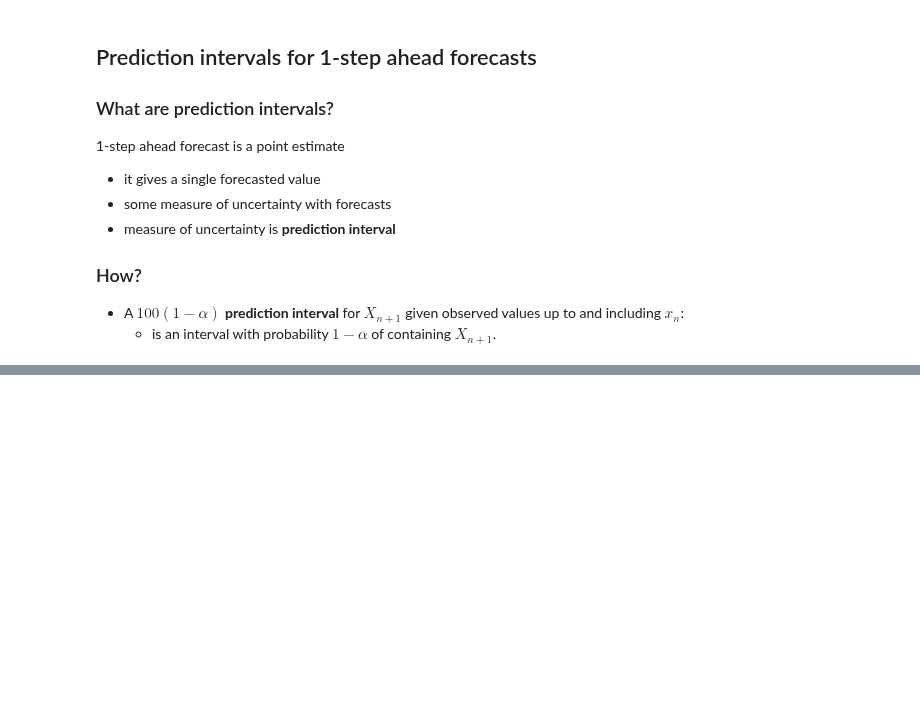
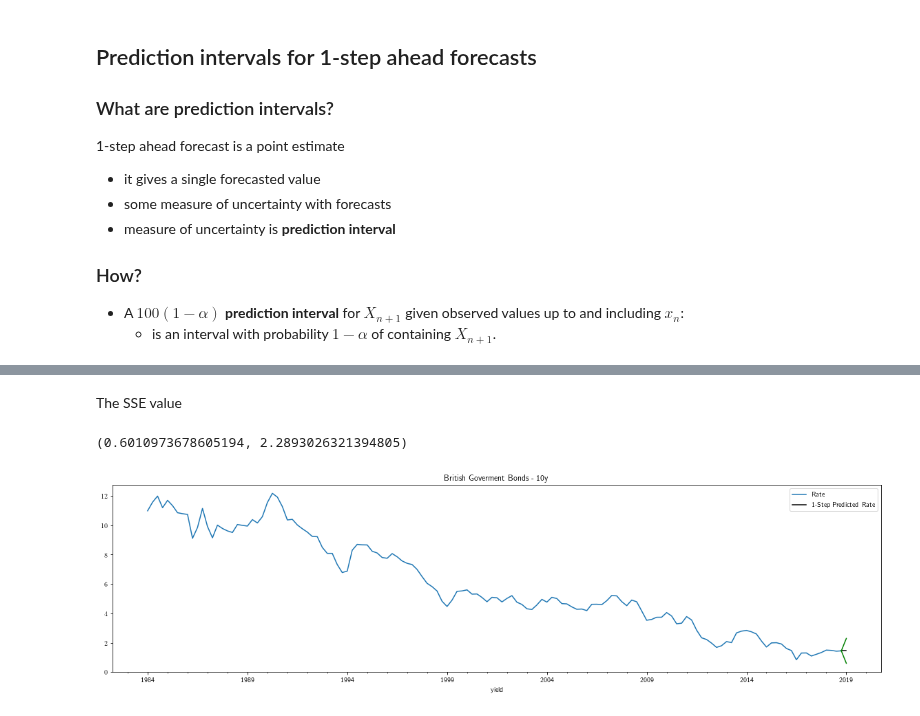
Before and after one commit to snowch-notes/statistics-old, a Jupyter notebook: timeseries/autocorrelation_and_prediction_intervals.ipynb, the cells around one changed output, grey strips where cells are left out. Drawn from its saved outputs; the diff is of its cells as text; code cells hidden in the pictures; blank space fills up the shorter version.

Commit message:
add prediction intervals

```diff
--- a/timeseries/autocorrelation_and_prediction_intervals.ipynb
+++ b/timeseries/autocorrelation_and_prediction_intervals.ipynb
@@ -260,0 +280,2 @@ p values are relatively large - results are not signifcant, i.e. residuals are n
+# %%
+xhat = fcast.get_values()[0]
@@ -260,0 +284,48 @@ p values are relatively large - results are not signifcant, i.e. residuals are n
+# %%
+z = 1.96
+# %% [markdown]
+The SSE value
+# %%
+sse = fit.sse
+# %%
+predint_xminus = xhat - z * np.sqrt(sse/len(data))
+predint_xplus  = xhat + z * np.sqrt(sse/len(data))
+# %%
+predint_xminus, predint_xplus
+# %% [output]
+(0.6010973678605194, 2.2893026321394805)
+# %%
+plt.rcParams["figure.figsize"] = (20,5)
+
+ax = data.plot(legend=True, title='British Goverment Bonds - 10y')
+ax.set_xlabel('yield')
+
+#
+# 1-Step Prediction
+#
+prediction = pd.DataFrame(
+    data  = [ data.values[-1][0],  xhat ],
+    index = [ data.index[-1],      data.index[-1] + 1 ],
+    columns = ['1-Step Predicted Rate']
+)
+_ = prediction.plot(ax=ax, color='black')
+
+#
+# upper 95% prediction interval
+#
+upper_pi_data = pd.DataFrame(
+    data  = [ xhat,           predint_xplus ],
+    index = [ data.index[-1], data.index[-1] + 1 ]
+)
+_ = upper_pi_data.plot(ax=ax, color='green', legend=False)
+
+#
+# lower 95% prediction interval
+#
+lower_pi_data = pd.DataFrame(
+    data  = [ xhat,           predint_xminus ],
+    index = [ data.index[-1], data.index[-1] + 1 ]
+)
+_ = lower_pi_data.plot(ax=ax, color='green', legend=False)
+# %% [output]
+[figure, added]
```
Also changed, not shown: parts of 6 cells of this notebook.
